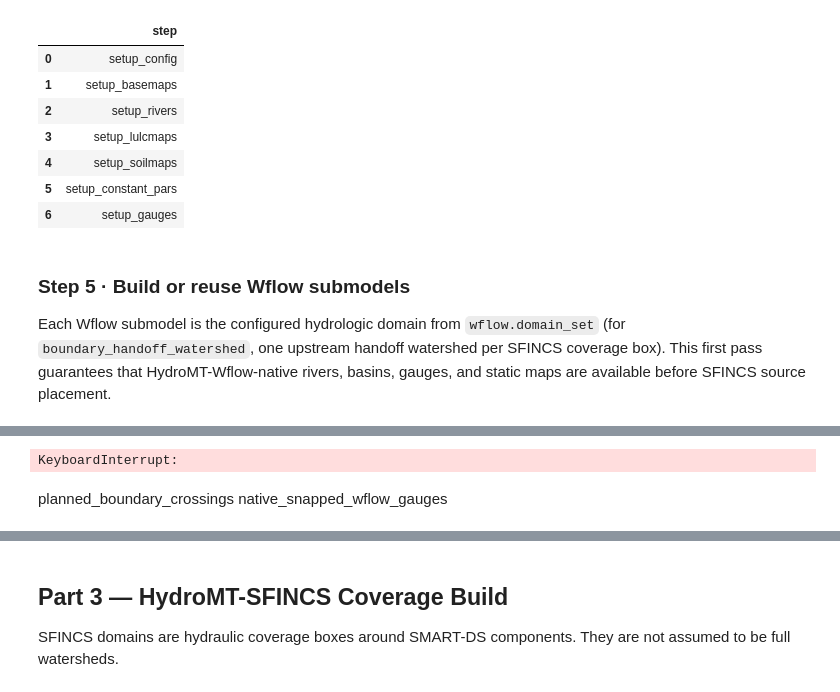
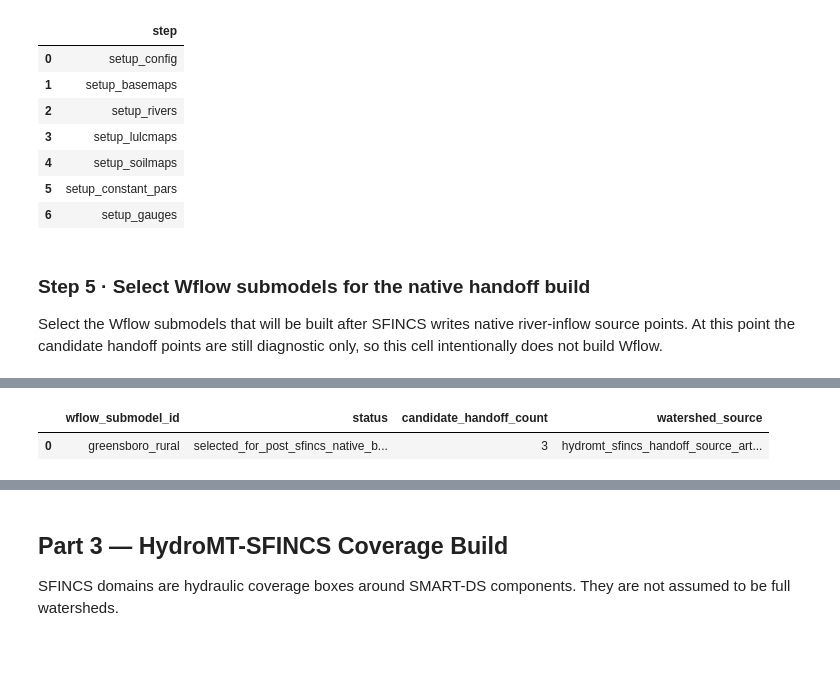
Before and after one commit to SusuXu-s-Lab/Flood-RM, a Jupyter notebook: locations/greensboro/02_flood/04/a_build_coupled_model.ipynb, the cells around one changed output, grey strips where cells are left out. Drawn from its saved outputs; the diff is of its cells as text; code cells hidden in the pictures; blank space fills up the shorter version.

```diff
--- a/locations/greensboro/02_flood/04/a_build_coupled_model.ipynb
+++ b/locations/greensboro/02_flood/04/a_build_coupled_model.ipynb
@@ -236,32 +236,25 @@ dict_keys(['steps'])
 | 4 | setup_soilmaps |
 | 5 | setup_constant_pars |
 | 6 | setup_gauges |
-# %% [markdown]
-### Step 5 · Build or reuse Wflow submodels
-
-Each Wflow submodel is the configured hydrologic domain from `wflow.domain_set` (for `boundary_handoff_watershed`, one upstream handoff watershed per SFINCS coverage box). This first pass guarantees that HydroMT-Wflow-native rivers, basins, gauges, and static maps are available before SFINCS source placement.
+# %% [markdown]
+### Step 5 · Select Wflow submodels for the native handoff build
+
+Select the Wflow submodels that will be built after SFINCS writes native river-inflow source points. At this point the candidate handoff points are still diagnostic only, so this cell intentionally does not build Wflow.
 # %%
 if wflow_domain_plan.status != "ready":
-    raise RuntimeError(f"Wflow Domain Set requires review before build: {wflow_domain_plan.status}: {wflow_domain_plan.issues}")
+    raise RuntimeError(f"Candidate Wflow Domain Set requires review before SFINCS build: {wflow_domain_plan.status}: {wflow_domain_plan.issues}")
 if sfincs_domain_plan.status != "ready":
     raise RuntimeError(f"SFINCS coverage domains require review before build: {sfincs_domain_plan.status}: {sfincs_domain_plan.issues}")
 
 selected_submodels = wflow_domain_plan.submodels if build_all_wflow_submodels else wflow_domain_plan.submodels[:1]
-wflow_native_build_summary = []
-if build_wflow:
-    for submodel in selected_submodels:
-        submodel_id = submodel["wflow_submodel_id"]
-        river_fn = wflow_base_root / submodel_id / "staticgeoms/rivers.geojson"
-        wflow_native_build_summary.append(
-            build_wflow_submodel(
-                config,
-                paths,
-                submodel_id=submodel_id,
-                force=rerun or not river_fn.exists(),
-                write_catalog=False,
-            )
-            )
-
-wflow_models = {summary["wflow_submodel_id"]: summary["model"] for summary in wflow_native_build_summary}
-pd.DataFrame([{k: v for k, v in summary.items() if k != "model"} for summary in wflow_native_build_summary])
+wflow_models = {}
+pd.DataFrame([
+    {
+        "wflow_submodel_id": submodel["wflow_submodel_id"],
+        "status": "selected_for_post_sfincs_native_build",
+        "candidate_handoff_count": len(submodel.get("handoff_points", ())),
+        "watershed_source": submodel.get("watershed_source"),
+    }
+    for submodel in selected_submodels
+])
 # %% [output]
@@ -285,4 +261,2 @@ pd.DataFrame([{k: v for k, v in summary.items() if k != "model"} for summary in
-KeyboardInterrupt:
+|  | wflow_submodel_id | status | candidate_handoff_count | watershed_source |
+| 0 | greensboro_rural | selected_for_post_sfincs_native_b... | 3 | hydromt_sfincs_handoff_source_art... |
-# %% [markdown]
-planned_boundary_crossings
-native_snapped_wflow_gauges
```
Also changed, not shown: parts of 26 cells of this notebook, 12 other files.
